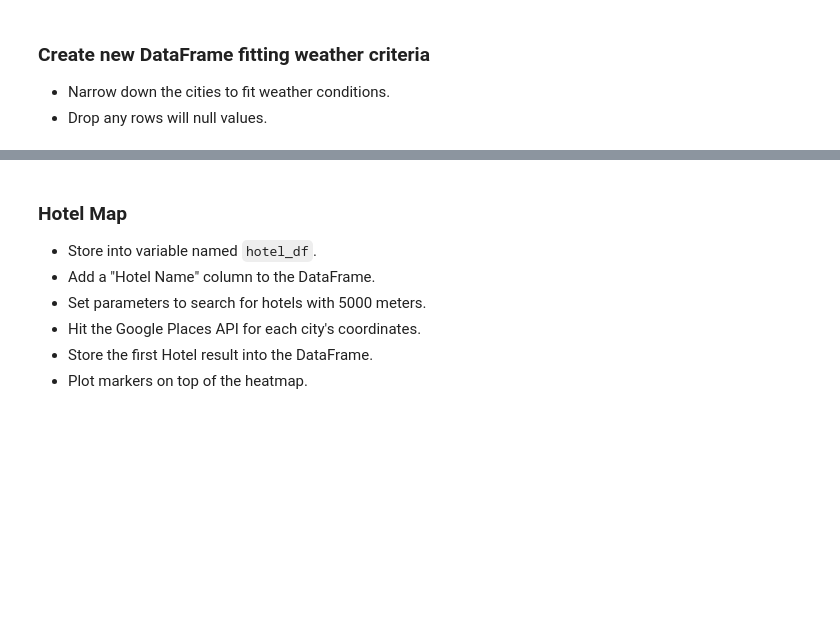
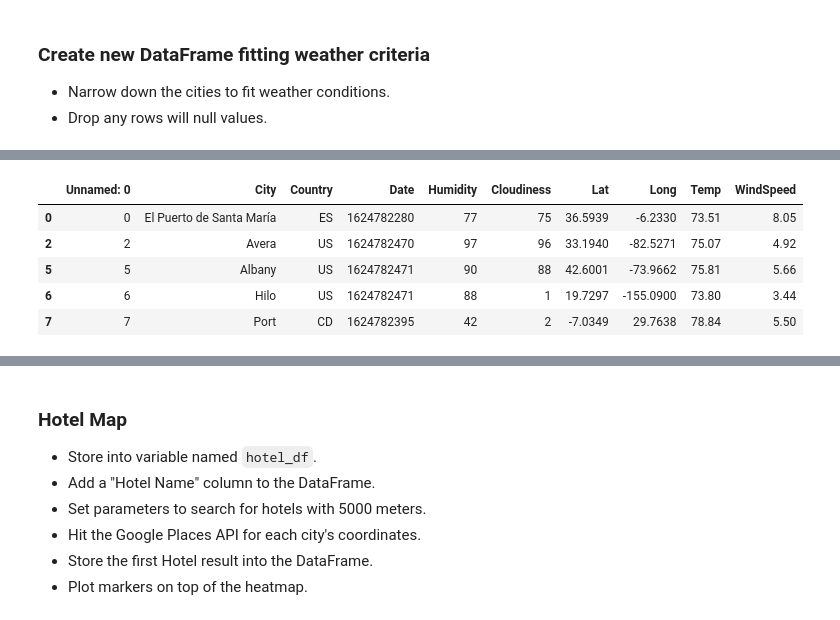
Before and after one commit to lauraezr/python-api-challenge, a Jupyter notebook: WeatherPy/VacationPy.ipynb, the cells around one changed output, grey strips where cells are left out. Cells and saved outputs as stored; diff of their text form; code cells hidden in the pictures; blank space fills up the shorter version.

```diff
--- a/WeatherPy/VacationPy.ipynb
+++ b/WeatherPy/VacationPy.ipynb
@@ -70,0 +77,11 @@ SyntaxError: invalid syntax (<ipython-input-18-a851001be6a7>, line 1)
+# %%
+# Wind speed less than 10 mph.
+wind_city_data = city_data.loc[city_data["WindSpeed"] < 10]
+wind_city_data.head()
+# %% [output]
+|  | Unnamed: 0 | City | Country | Date | Humidity | Cloudiness | Lat | Long | Temp | WindSpeed |
+| 0 | 0 | El Puerto de Santa María | ES | 1624782280 | 77 | 75 | 36.5939 | -6.2330 | 73.51 | 8.05 |
+| 2 | 2 | Avera | US | 1624782470 | 97 | 96 | 33.1940 | -82.5271 | 75.07 | 4.92 |
+| 5 | 5 | Albany | US | 1624782471 | 90 | 88 | 42.6001 | -73.9662 | 75.81 | 5.66 |
+| 6 | 6 | Hilo | US | 1624782471 | 88 | 1 | 19.7297 | -155.0900 | 73.80 | 3.44 |
+| 7 | 7 | Port | CD | 1624782395 | 42 | 2 | -7.0349 | 29.7638 | 78.84 | 5.50 |
```
Also changed, not shown: parts of 15 cells of this notebook, 3 other files.
